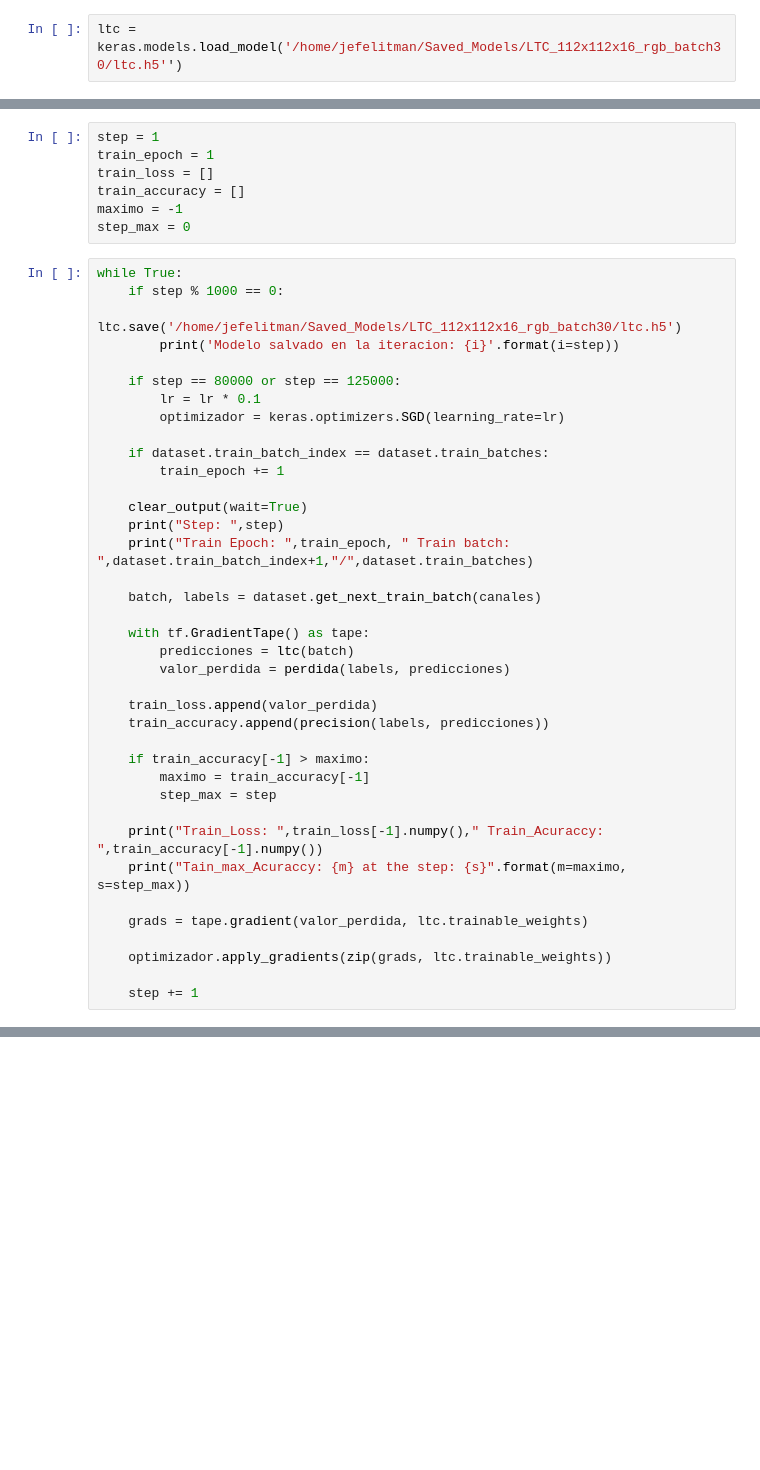
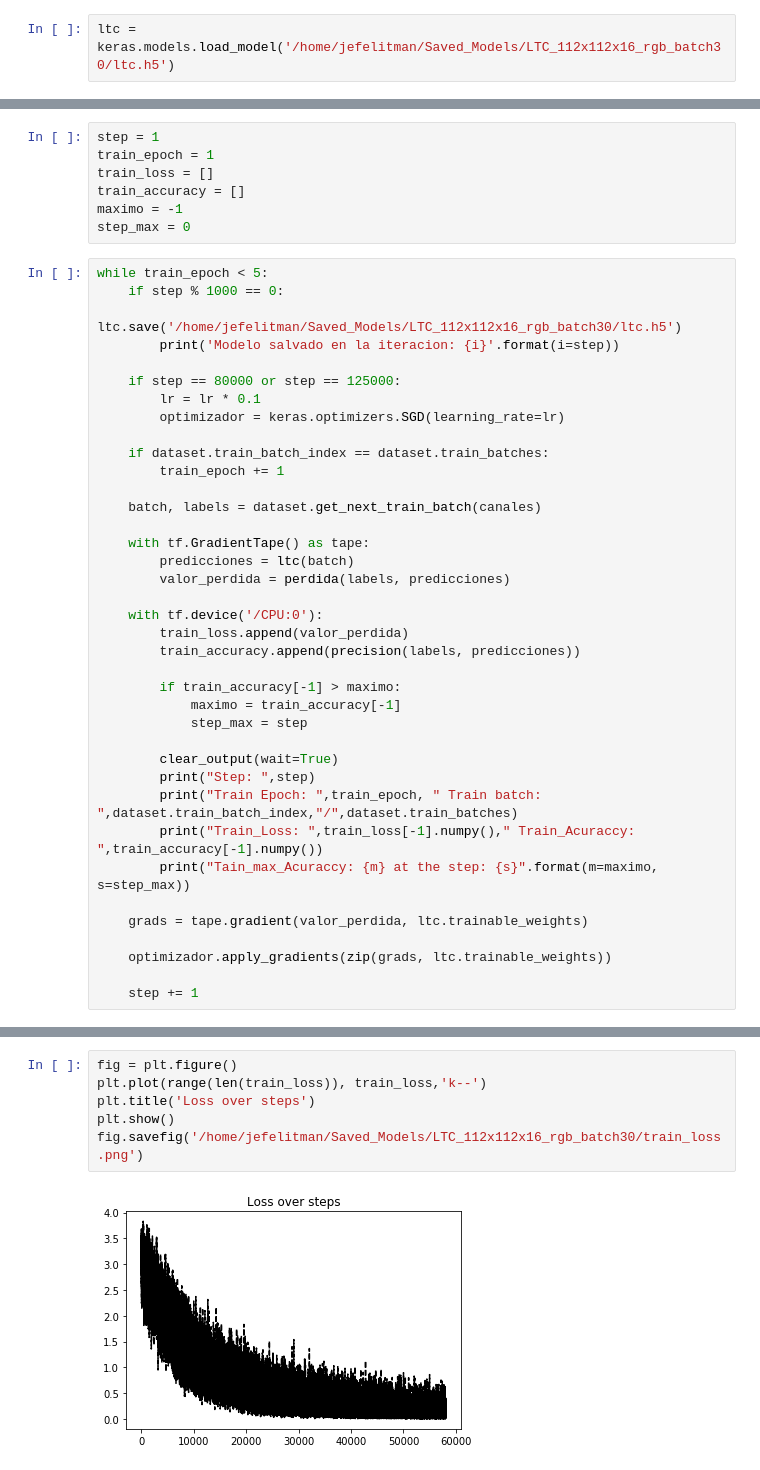
Before and after one commit to JefeLitman/Biv2LabNN, a Jupyter notebook: LTC/LTC.ipynb, the cells around one changed output, grey strips where cells are left out. Saved outputs shown, nothing was run; the diff lists cells and outputs as text; blank space fills up the shorter version.

Commit message:
LTC batch30 112x112x16

```diff
--- a/LTC/LTC.ipynb
+++ b/LTC/LTC.ipynb
@@ -106,4 +114,4 @@ perdida = keras.losses.SparseCategoricalCrossentropy()
 # %%
 #keras.utils.plot_model(ltc, 'LTC.png', show_shapes=True)
 # %%
-ltc = keras.models.load_model('/home/jefelitman/Saved_Models/LTC_112x112x16_rgb_batch30/ltc.h5'')
+ltc = keras.models.load_model('/home/jefelitman/Saved_Models/LTC_112x112x16_rgb_batch30/ltc.h5')
@@ -124,7 +152,7 @@ train_accuracy = []
 maximo = -1
 step_max = 0
 # %%
-while True:
+while train_epoch < 5:
     if step % 1000 == 0:
         ltc.save('/home/jefelitman/Saved_Models/LTC_112x112x16_rgb_batch30/ltc.h5')
         print('Modelo salvado en la iteracion: {i}'.format(i=step))
@@ -136,25 +164,25 @@ while True:
     if dataset.train_batch_index == dataset.train_batches:
         train_epoch += 1
 
-    clear_output(wait=True)
-    print("Step: ",step)
-    print("Train Epoch: ",train_epoch, " Train batch: ",dataset.train_batch_index+1,"/",dataset.train_batches)
-
     batch, labels = dataset.get_next_train_batch(canales)
 
     with tf.GradientTape() as tape:
         predicciones = ltc(batch)
         valor_perdida = perdida(labels, predicciones)
 
-    train_loss.append(valor_perdida)
-    train_accuracy.append(precision(labels, predicciones))
+    with tf.device('/CPU:0'):
+        train_loss.append(valor_perdida)
+        train_accuracy.append(precision(labels, predicciones))
 
-    if train_accuracy[-1] > maximo:
-        maximo = train_accuracy[-1]
-        step_max = step
+        if train_accuracy[-1] > maximo:
+            maximo = train_accuracy[-1]
+            step_max = step
 
-    print("Train_Loss: ",train_loss[-1].numpy()," Train_Acuraccy: ",train_accuracy[-1].numpy())
-    print("Tain_max_Acuraccy: {m} at the step: {s}".format(m=maximo, s=step_max))
+        clear_output(wait=True)
+        print("Step: ",step)
+        print("Train Epoch: ",train_epoch, " Train batch: ",dataset.train_batch_index,"/",dataset.train_batches)
+        print("Train_Loss: ",train_loss[-1].numpy()," Train_Acuraccy: ",train_accuracy[-1].numpy())
+        print("Tain_max_Acuraccy: {m} at the step: {s}".format(m=maximo, s=step_max))
 
     grads = tape.gradient(valor_perdida, ltc.trainable_weights)
 
@@ -163,0 +200,8 @@ while True:
+# %%
+fig = plt.figure()
+plt.plot(range(len(train_loss)), train_loss,'k--')
+plt.title('Loss over steps')
+plt.show()
+fig.savefig('/home/jefelitman/Saved_Models/LTC_112x112x16_rgb_batch30/train_loss.png')
+# %% [output]
+[figure, added]
```
Also changed, not shown: parts of 17 cells of this notebook.
